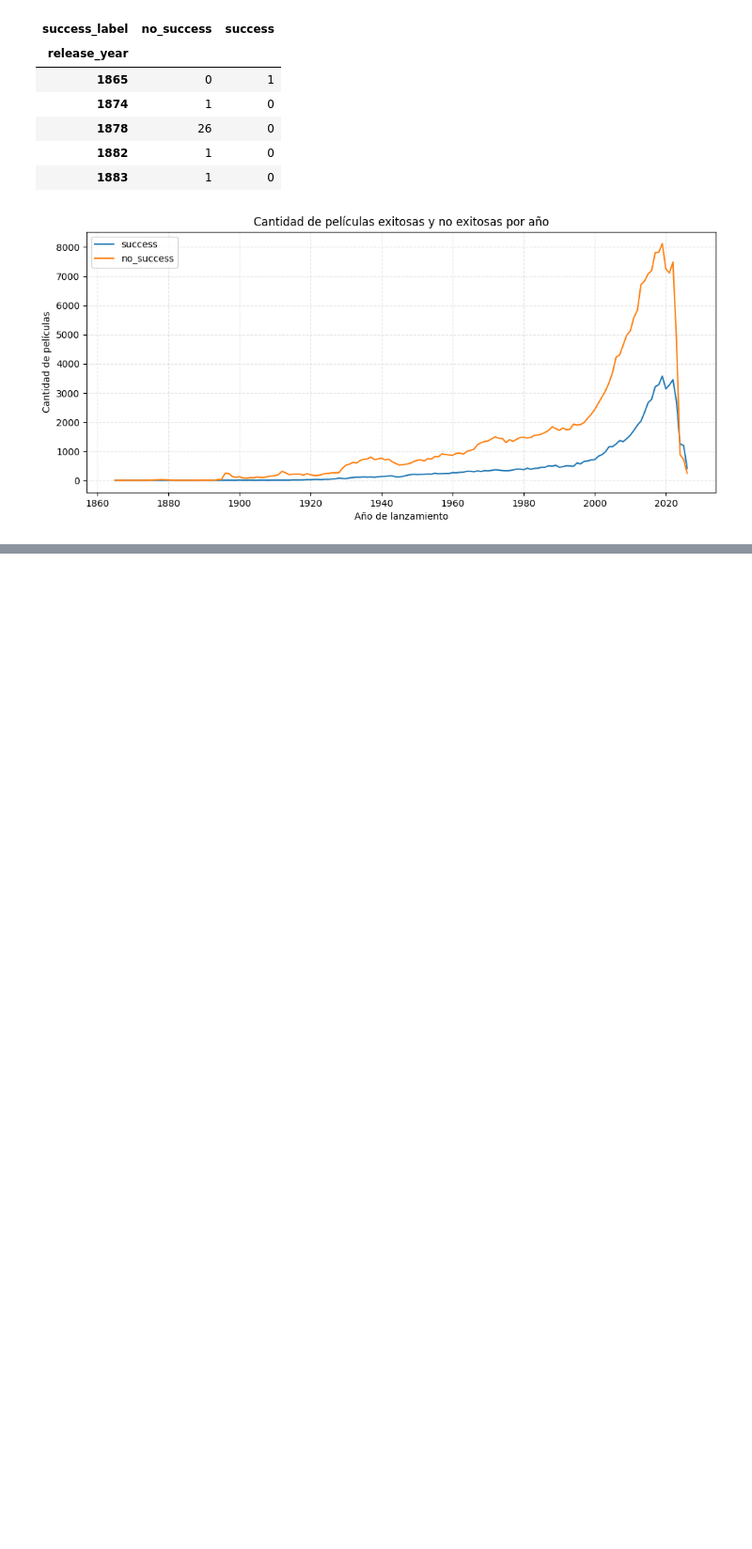
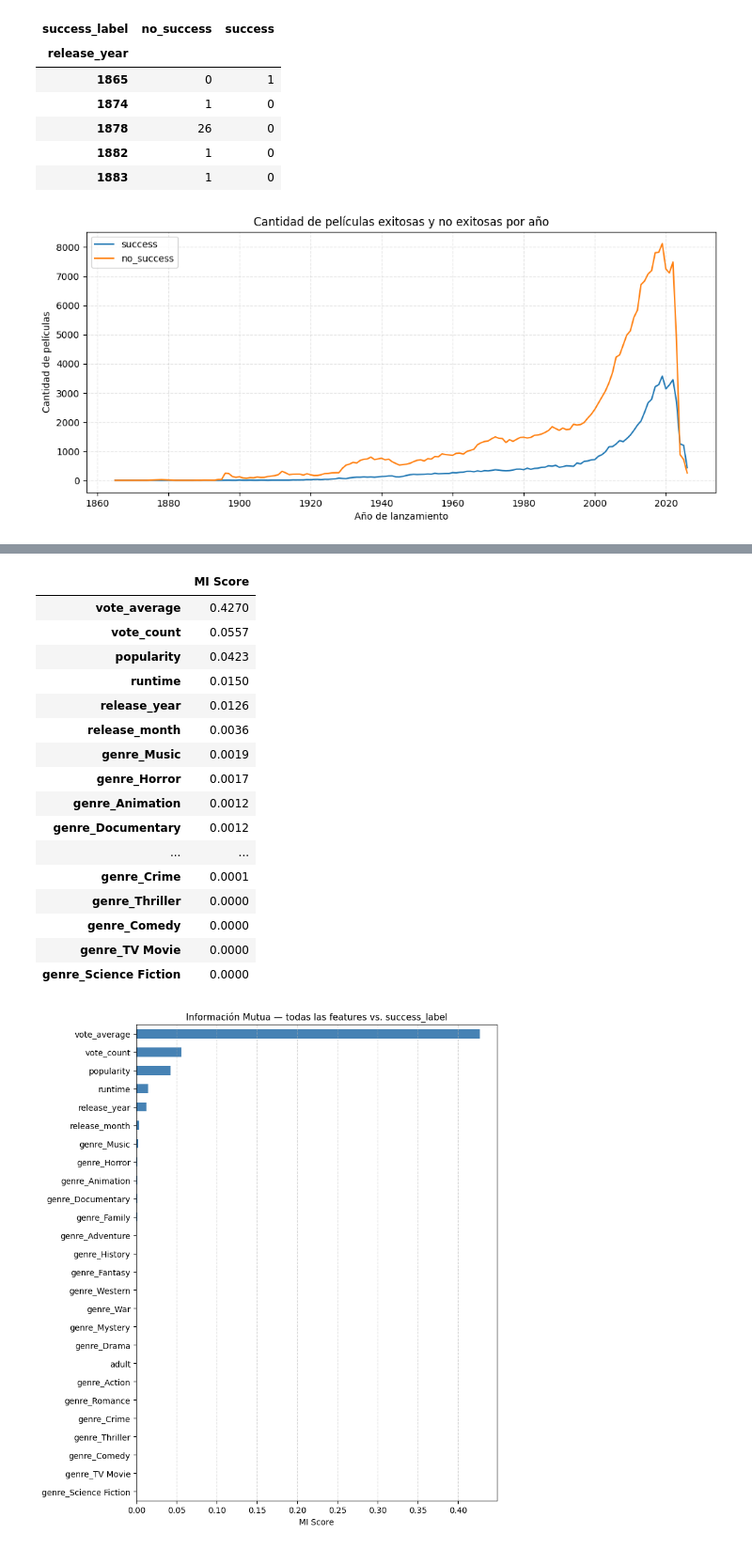
Before and after one commit to LuisParedes1/TP-CEIA-Analisis-de-datos, a Jupyter notebook: Trabajo_Practico_Analisis_de_Datos_CEIA.ipynb, the cells around one changed output, grey strips where cells are left out. Shown at 94% size. Saved outputs shown, nothing was run; the diff lists cells and outputs as text; code cells hidden in the pictures; blank space fills up the shorter version.

```diff
--- a/Trabajo_Practico_Analisis_de_Datos_CEIA.ipynb
+++ b/Trabajo_Practico_Analisis_de_Datos_CEIA.ipynb
@@ -844,0 +985,39 @@ plt.show()
+# %%
+mi_num = mutual_info_classif(X_train_num, y_train, discrete_features=False, random_state=42)
+
+mi_bin_vals = mutual_info_classif(X_train_bin, y_train, discrete_features=True, random_state=42)
+
+mi_all = pd.concat([
+    pd.Series(mi_num, index=num_features),
+    pd.Series(mi_bin_vals, index=bin_features)
+])
+
+mi_result = mi_all.sort_values(ascending=False).rename('MI Score')
+display(mi_result.to_frame().style.format({'MI Score': '{:.4f}'}))
+
+fig, ax = plt.subplots(figsize=(8, 9))
+mi_result.sort_values().plot.barh(ax=ax, color='steelblue')
+ax.set_title("Información Mutua — todas las features vs. success_label", fontsize=11)
+ax.set_xlabel("MI Score")
+ax.grid(axis='x', linestyle='--', alpha=0.5)
+plt.tight_layout()
+plt.show()
+# %% [output]
+|  | MI Score |
+| vote_average | 0.4270 |
+| vote_count | 0.0557 |
+| popularity | 0.0423 |
+| runtime | 0.0150 |
+| release_year | 0.0126 |
+| release_month | 0.0036 |
+| genre_Music | 0.0019 |
+| genre_Horror | 0.0017 |
+| genre_Animation | 0.0012 |
+| genre_Documentary | 0.0012 |
+| ... | ... |
+| genre_Crime | 0.0001 |
+| genre_Thriller | 0.0000 |
+| genre_Comedy | 0.0000 |
+| genre_TV Movie | 0.0000 |
+| genre_Science Fiction | 0.0000 |
+[figure, added]
```
Also changed, not shown: parts of 57 cells of this notebook, 1 other file.
